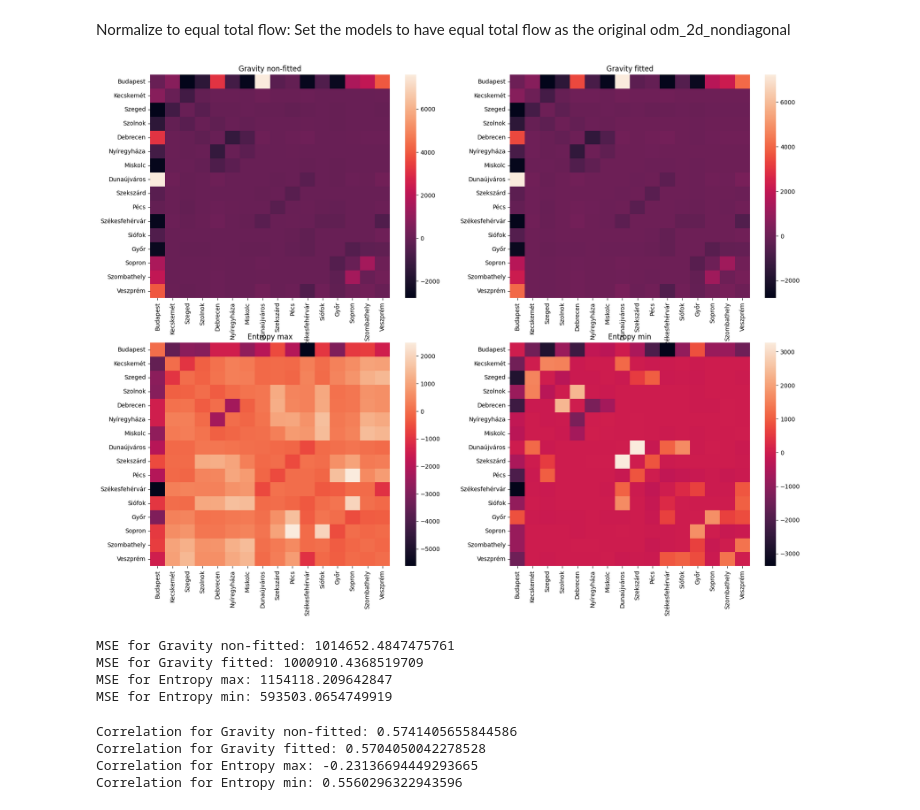
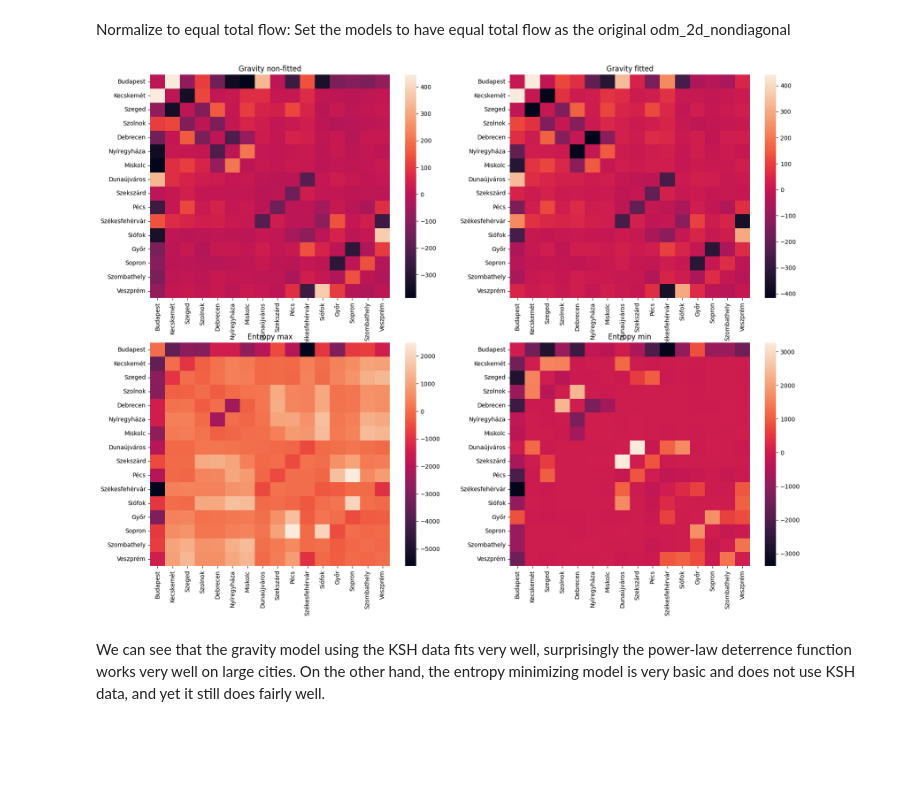
Before and after one commit to me9hanics/origin-destination-matrix-from-traffic, a Jupyter notebook: odm_comparisons.ipynb, the cells around one changed output. Saved outputs shown, nothing was run; the diff lists cells and outputs as text; code cells hidden in the pictures; blank space fills up the shorter version.

```diff
--- a/odm_comparisons.ipynb
+++ b/odm_comparisons.ipynb
@@ -90,3 +43,6 @@ odm_2d_nondiagonal = odm_ids_df_to_odm_2d_symmetric(ksh_flows_16_nondiagonal,id_
+# %%
+odm_2d = computing_functions.odm_ids_df_to_odm_2d_symmetric(ksh_flows_16,id_place_dict, cities)
+odm_2d_nondiagonal = computing_functions.odm_ids_df_to_odm_2d_symmetric(ksh_flows_16_nondiagonal,id_place_dict, cities)
 # %%
 computing_functions.plot_odm(odm_2d, cities,)
 # %% [output]
@@ -123,7 +58,7 @@ computing_functions.plot_odm(odm_2d_nondiagonal, cities,)
 # %% [markdown]
 ## Compare the computed ODMs
 # %%
-odm_gravity_base = odm_location_names_df_to_odm_2d_symmetric(gravity_base, cities)
-odm_gravity_fitted = odm_location_names_df_to_odm_2d_symmetric(gravity_fitted, cities)
-odm_entropy_max = odm_location_names_df_to_odm_2d_symmetric(entopy_max, cities)
-odm_entropy_min = odm_location_names_df_to_odm_2d_symmetric(entopy_min, cities)
+odm_gravity_base = computing_functions.odm_location_names_df_to_odm_2d_symmetric(gravity_base, cities)
+odm_gravity_fitted = computing_functions.odm_location_names_df_to_odm_2d_symmetric(gravity_fitted, cities)
+odm_entropy_max = computing_functions.odm_location_names_df_to_odm_2d_symmetric(entopy_max, cities)
+odm_entropy_min = computing_functions.odm_location_names_df_to_odm_2d_symmetric(entopy_min, cities)
@@ -190,60 +106,17 @@ odm_entropy_min_normalized = set_total_flow(odm_entropy_min, total_flow)
 # %%
 #Plot the 4 ODMs in a 2x2 grid
 fig, axs = plt.subplots(2, 2, figsize=(20, 15))
-plot_odm_axis(odm_gravity_base_normalized-odm_2d_nondiagonal, cities, ax=axs[0, 0])
-plot_odm_axis(odm_gravity_fitted_normalized-odm_2d_nondiagonal, cities, ax=axs[0, 1])
-plot_odm_axis(odm_entropy_max_normalized-odm_2d_nondiagonal, cities, ax=axs[1, 0])
-plot_odm_axis(odm_entropy_min_normalized-odm_2d_nondiagonal, cities, ax=axs[1, 1])
+computing_functions.plot_odm_axis(odm_gravity_base_normalized-odm_2d_nondiagonal, cities, ax=axs[0, 0])
+computing_functions.plot_odm_axis(odm_gravity_fitted_normalized-odm_2d_nondiagonal, cities, ax=axs[0, 1])
+computing_functions.plot_odm_axis(odm_entropy_max_normalized-odm_2d_nondiagonal, cities, ax=axs[1, 0])
+computing_functions.plot_odm_axis(odm_entropy_min_normalized-odm_2d_nondiagonal, cities, ax=axs[1, 1])
 
 #Set titles
 axs[0, 0].set_title('Gravity non-fitted')
 axs[0, 1].set_title('Gravity fitted')
 axs[1, 0].set_title('Entropy max')
 axs[1, 1].set_title('Entropy min');
 # %% [output]
-[figure, old version]
+[figure, new version]
-# %%
-from sklearn.metrics import mean_squared_error
-
-mse_gravity = mean_squared_error(odm_2d_nondiagonal.flatten(), odm_gravity_base_normalized.flatten())
-mse_gravity_fitted = mean_squared_error(odm_2d_nondiagonal.flatten(), odm_gravity_fitted_normalized.flatten())
-mse_entropy_max = mean_squared_error(odm_2d_nondiagonal.flatten(), odm_entropy_max_normalized.flatten())
-mse_entropy_min = mean_squared_error(odm_2d_nondiagonal.flatten(), odm_entropy_min_normalized.flatten())
-
-print(f'MSE for Gravity non-fitted: {mse_gravity}')
-print(f'MSE for Gravity fitted: {mse_gravity_fitted}')
-print(f'MSE for Entropy max: {mse_entropy_max}')
-print(f'MSE for Entropy min: {mse_entropy_min}')
-# %% [output]
-MSE for Gravity non-fitted: 1014652.4847475761
-MSE for Gravity fitted: 1000910.4368519709
-MSE for Entropy max: 1154118.209642847
-MSE for Entropy min: 593503.0654749919
-# %%
-from scipy.stats import pearsonr
-
-from sklearn.metrics import mean_squared_error
-
-mse_gravity = mean_squared_error(odm_2d_nondiagonal.flatten(), odm_gravity_base_normalized.flatten())
-mse_gravity_fitted = mean_squared_error(odm_2d_nondiagonal.flatten(), odm_gravity_fitted_normalized.flatten())
-mse_entropy_max = mean_squared_error(odm_2d_nondiagonal.flatten(), odm_entropy_max_normalized.flatten())
-mse_entropy_min = mean_squared_error(odm_2d_nondiagonal.flatten(), odm_entropy_min_normalized.flatten())
-
-print(f'MSE for Gravity non-fitted: {mse_gravity}')
-print(f'MSE for Gravity fitted: {mse_gravity_fitted}')
-print(f'MSE for Entropy max: {mse_entropy_max}')
-print(f'MSE for Entropy min: {mse_entropy_min}')
-corr_gravity, _ = pearsonr(odm_2d_nondiagonal.flatten(), odm_gravity_base_normalized.flatten())
-corr_gravity_fitted, _ = pearsonr(odm_2d_nondiagonal.flatten(), odm_gravity_fitted_normalized.flatten())
-corr_entropy_max, _ = pearsonr(odm_2d_nondiagonal.flatten(), odm_entropy_max_normalized.flatten())
-corr_entropy_min, _ = pearsonr(odm_2d_nondiagonal.flatten(), odm_entropy_min_normalized.flatten())
-
-print(f'Correlation for Gravity non-fitted: {corr_gravity}')
-print(f'Correlation for Gravity fitted: {corr_gravity_fitted}')
-print(f'Correlation for Entropy max: {corr_entropy_max}')
-print(f'Correlation for Entropy min: {corr_entropy_min}')
-# %% [output]
-Correlation for Gravity non-fitted: 0.5741405655844586
-Correlation for Gravity fitted: 0.5704050042278528
-Correlation for Entropy max: -0.23136694449293665
-Correlation for Entropy min: 0.5560296322943596
+# %% [markdown]
+We can see that the gravity model using the KSH data fits very well, surprisingly the power-law deterrence function works very well on large cities. On the other hand, the entropy minimizing model is very basic and does not use KSH data, and yet it still does fairly well.
```
Also changed, not shown: parts of 14 cells of this notebook.
